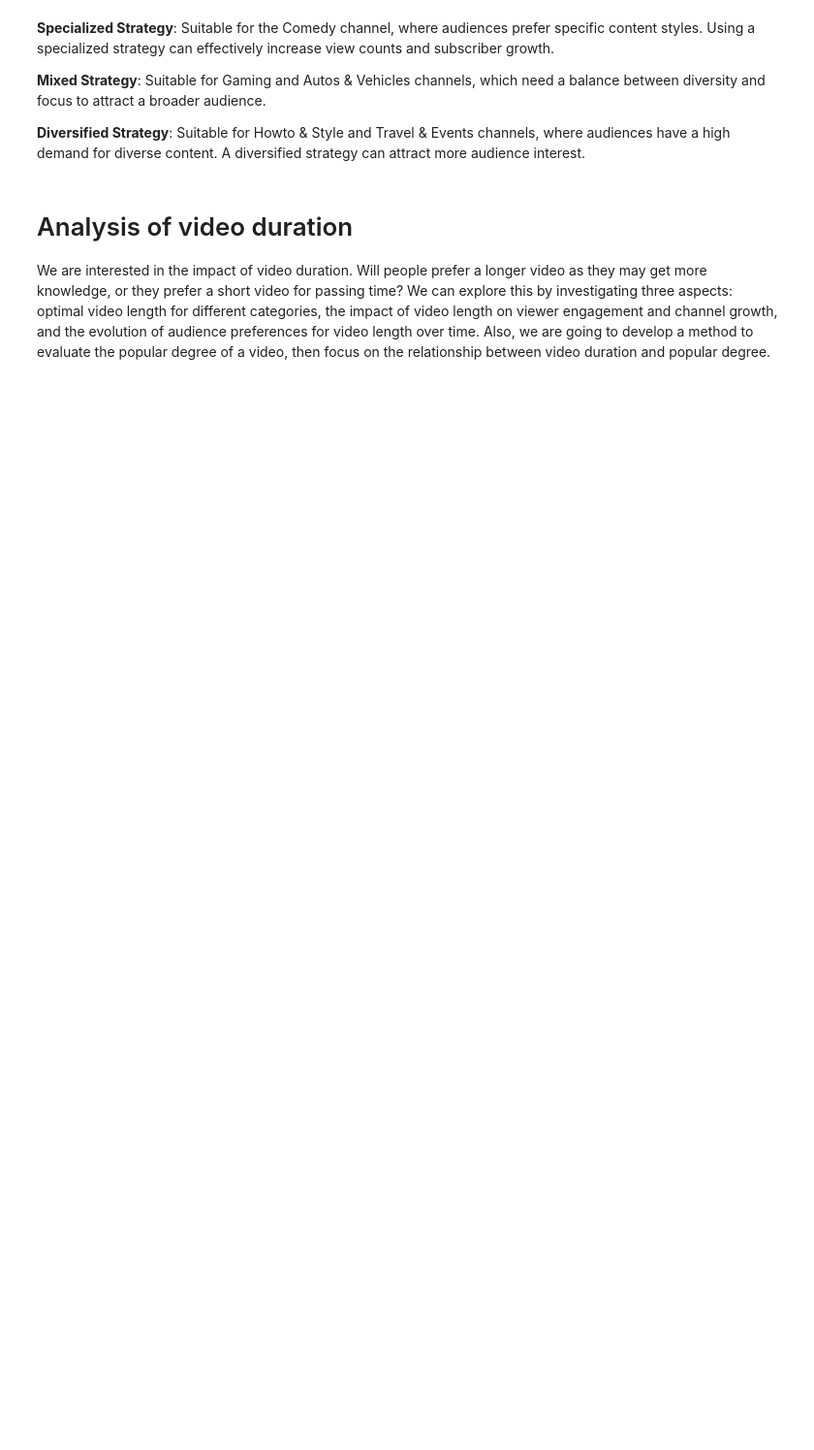
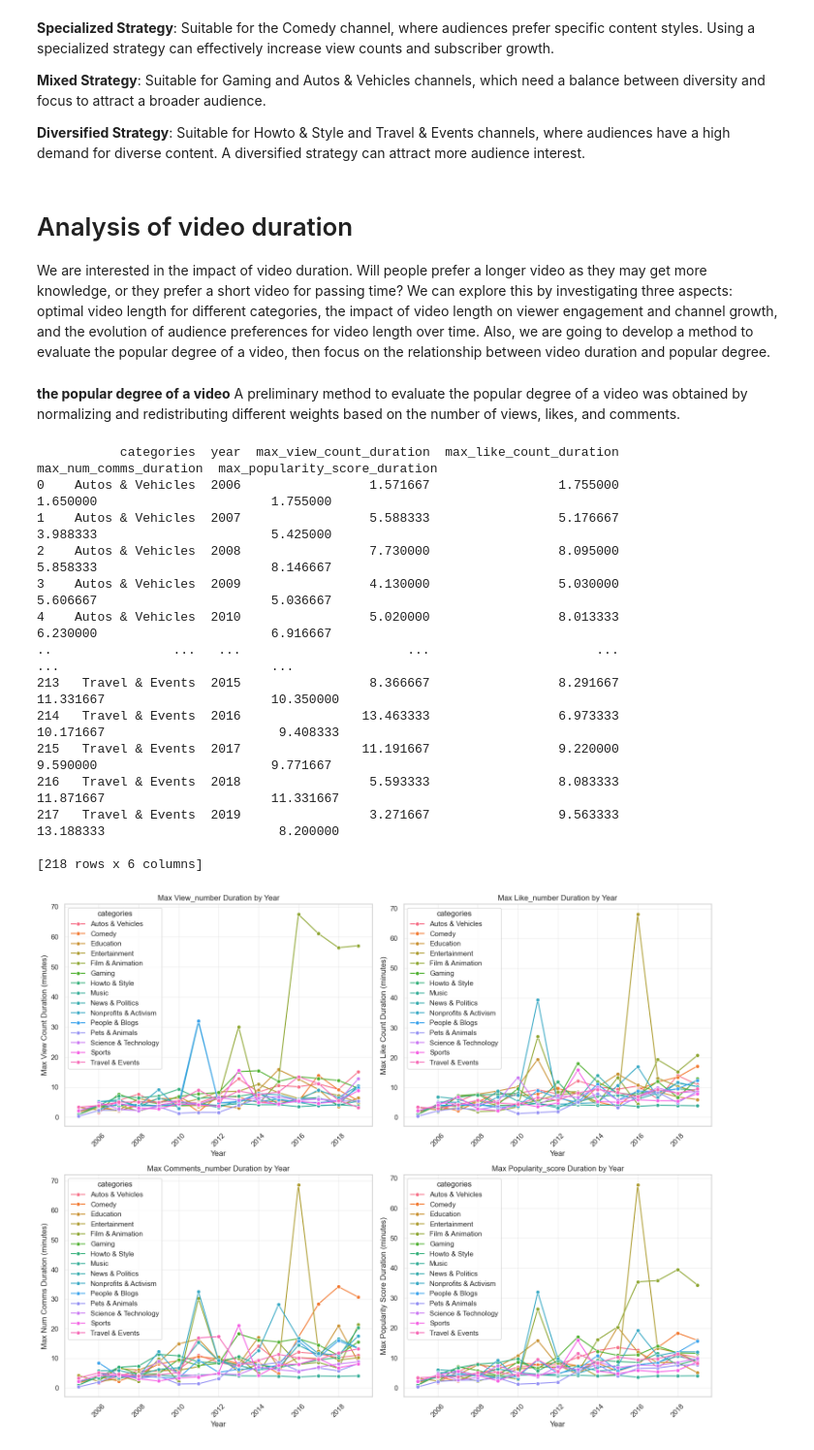
Before and after one commit to NecoJac/ada-2024-project-laughtodeath666, a Jupyter notebook: results.ipynb, the cells around one changed output. Shown at 97% size. Saved outputs shown, nothing was run; the diff lists cells and outputs as text; code cells hidden in the pictures; blank space fills up the shorter version.

```diff
--- a/results.ipynb
+++ b/results.ipynb
@@ -807,0 +840,3 @@ We are interested in the impact of video duration. Will people prefer a longer v
+# %% [markdown]
+**the popular degree of a video**
+A preliminary method to evaluate the popular degree of a video was obtained by normalizing and redistributing different weights based on the number of views, likes, and comments.
@@ -807,0 +925,23 @@ We are interested in the impact of video duration. Will people prefer a longer v
+# %%
+# Run analysis
+pd.set_option('display.max_columns', None)
+pd.set_option('display.width',1000)
+optimal_durations_df = optimal_video_length()
+print(optimal_durations_df)
+plt_max_duration = plot_max_duration(optimal_durations_df)
+# %% [output]
+           categories  year  max_view_count_duration  max_like_count_duration  max_num_comms_duration  max_popularity_score_duration
+0    Autos & Vehicles  2006                 1.571667                 1.755000                1.650000                       1.755000
+1    Autos & Vehicles  2007                 5.588333                 5.176667                3.988333                       5.425000
+2    Autos & Vehicles  2008                 7.730000                 8.095000                5.858333                       8.146667
+3    Autos & Vehicles  2009                 4.130000                 5.030000                5.606667                       5.036667
+4    Autos & Vehicles  2010                 5.020000                 8.013333                6.230000                       6.916667
+..                ...   ...                      ...                      ...                     ...                            ...
+213   Travel & Events  2015                 8.366667                 8.291667               11.331667                      10.350000
+214   Travel & Events  2016                13.463333                 6.973333               10.171667                       9.408333
+215   Travel & Events  2017                11.191667                 9.220000                9.590000                       9.771667
+216   Travel & Events  2018                 5.593333                 8.083333               11.871667                      11.331667
+217   Travel & Events  2019                 3.271667                 9.563333               13.188333                       8.200000
+
+[218 rows x 6 columns]
+[figure, added]
```
Also changed, not shown: parts of 9 cells of this notebook, 1 other file.
